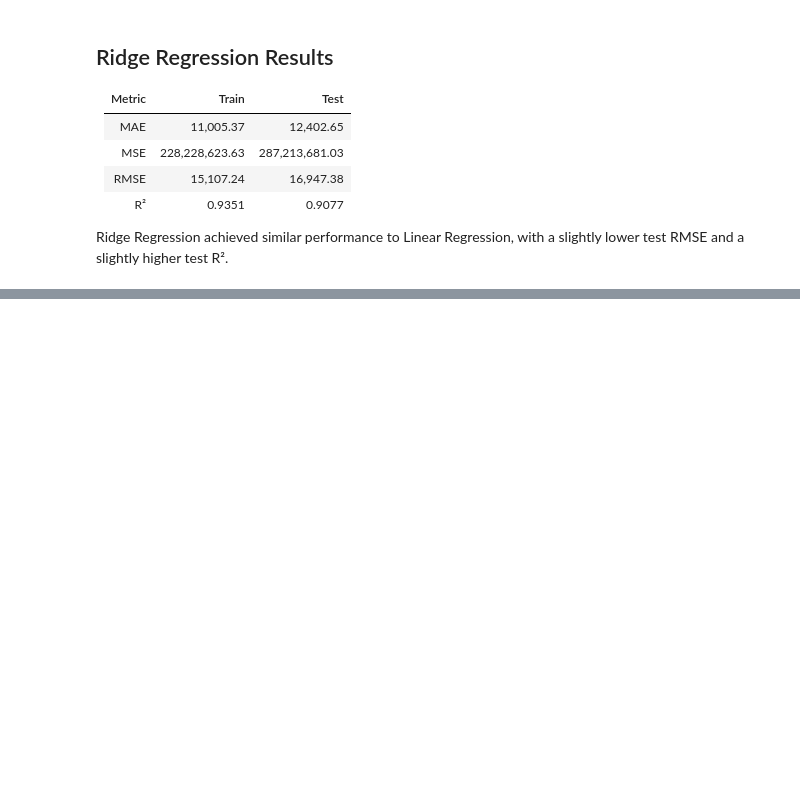
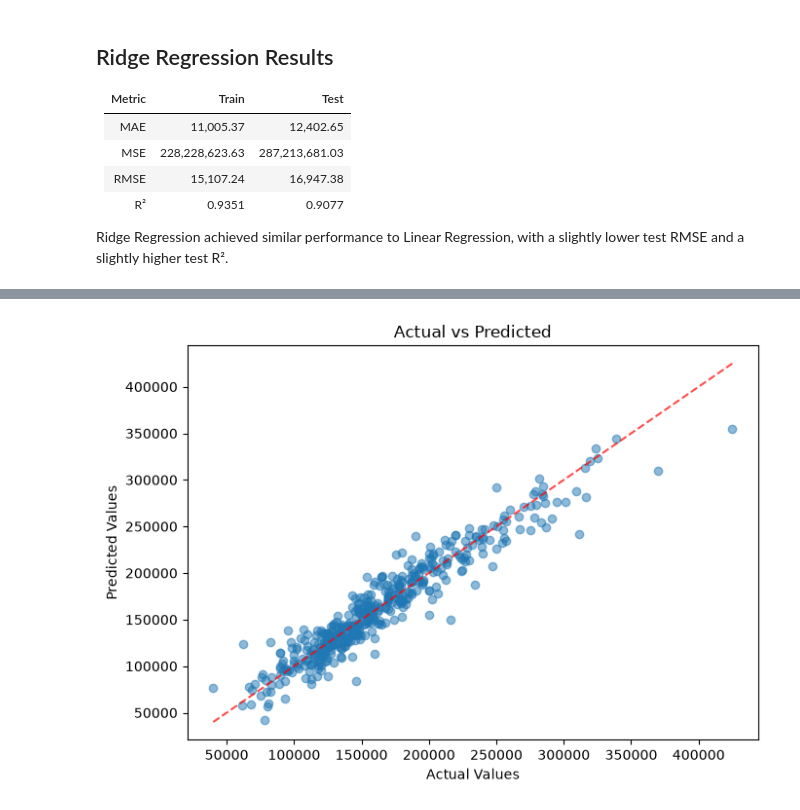
Before and after one commit to Mohamadzf23/ames-housing-price-prediction, a Jupyter notebook: src/ames_housing_price_prediction.ipynb, the cells around one changed output, grey strips where cells are left out. Drawn from its saved outputs; the diff is of its cells as text; code cells hidden in the pictures; blank space fills up the shorter version.

```diff
--- a/src/ames_housing_price_prediction.ipynb
+++ b/src/ames_housing_price_prediction.ipynb
@@ -2845,0 +2882,4 @@ Ridge Regression achieved similar performance to Linear Regression, with a sligh
+# %%
+plot_actual_vs_predicted(ls, X_test_scaled, y_test)
+# %% [output]
+[figure, added]
```
Also changed, not shown: parts of 6 cells of this notebook.
